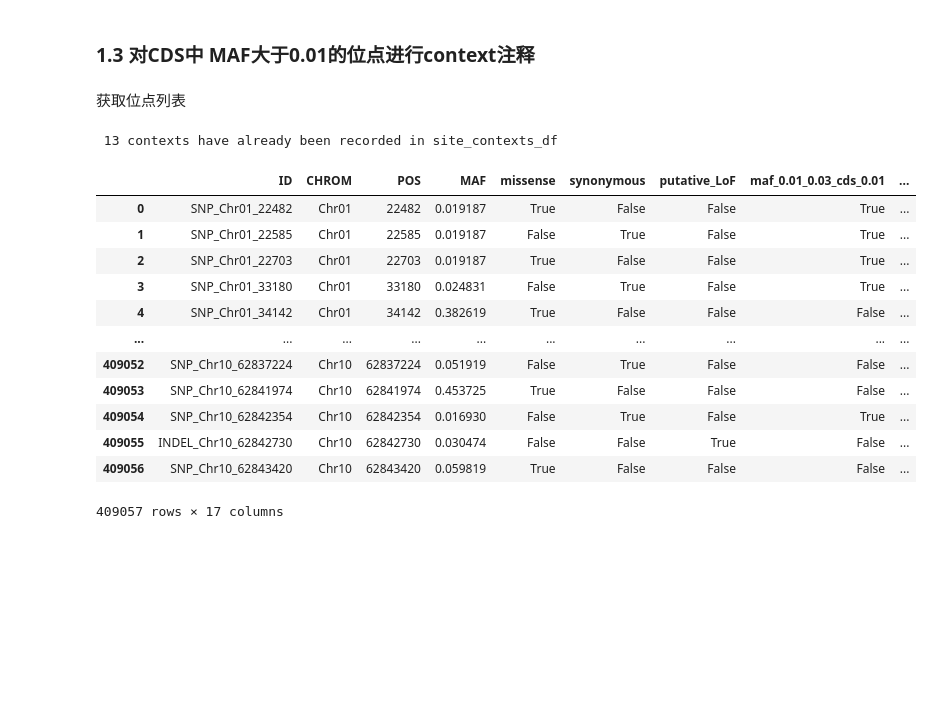
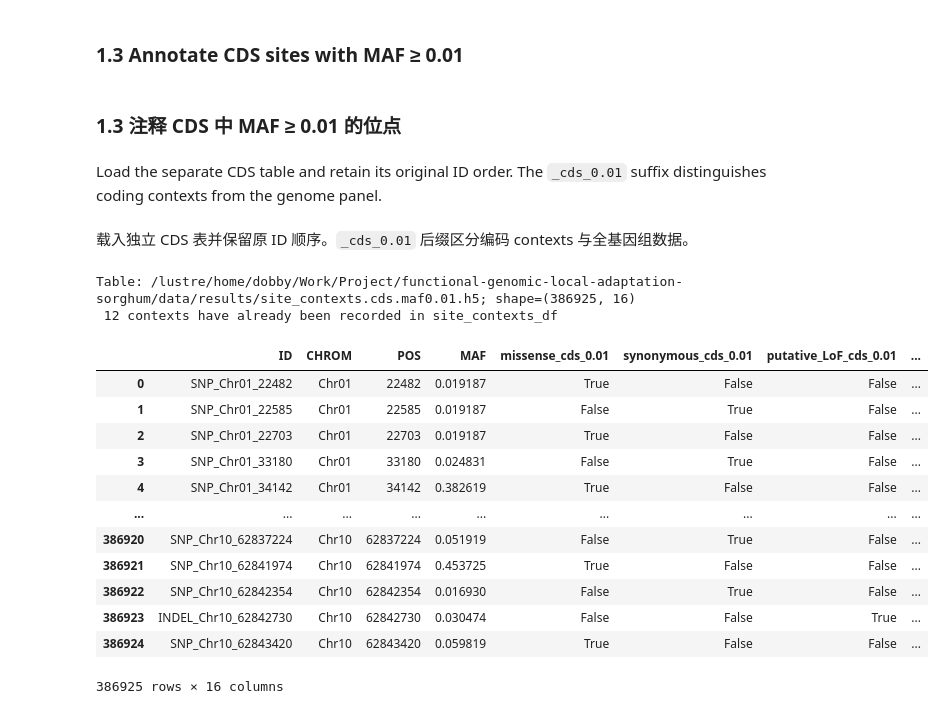
Before and after one commit to SouthernCD/functional-genomic-local-adaptation-sorghum, a Jupyter notebook: notebooks/01_define_and_build_genomic_contexts.ipynb, the cells around one changed output. Drawn from its saved outputs; the diff is of its cells as text; code cells hidden in the pictures; blank space fills up the shorter version.

```diff
--- a/notebooks/01_define_and_build_genomic_contexts.ipynb
+++ b/notebooks/01_define_and_build_genomic_contexts.ipynb
@@ -80,9 +199,13 @@ site_contexts_df_h5 = f'{results_dir}/site_contexts.genome.maf0.05.h5'
 if not have_file(site_contexts_df_h5):
     site_contexts_df = load_site_info_df(qc_output_vcf_stat_h5)
     site_contexts_df = site_contexts_df[['ID', 'CHROM', 'POS', 'MAF']]
-    site_contexts_df.to_hdf(site_contexts_df_h5, key='df')
+    save_context_table(site_contexts_df, site_contexts_df_h5)
 else:
     site_contexts_df = pd.read_hdf(site_contexts_df_h5, key='df')
+
+if not site_contexts_df['ID'].is_unique:
+    raise ValueError('Duplicate IDs would make context matching ambiguous.')
+print(f'Table: {site_contexts_df_h5}; shape={site_contexts_df.shape}')
 
 contexts_list = [i for i in site_contexts_df.columns.tolist() if i not in ['ID', 'CHROM', 'POS', 'MAF']]
 print(f" {len(contexts_list)} contexts have already been recorded in site_contexts_df")
@@ -262,8 +508,15 @@ if not all([c in contexts_list for c in pi_contexts]):
 # %%
+stage_start = perf_counter()
+print(f'[{datetime.now():%H:%M:%S}] Annotating or reusing saved context columns')
+
 recombination_contexts = ['low_recombination', 'med_recombination', 'high_recombination']
 recombination_file = f'{source_dir}/avg_cM_genomewide_NAM_population.csv.gz'
 
-if not all([c in contexts_list for c in recombination_contexts]):
+min_cM_per_Mb = 3
+
+if not all([c in site_contexts_df.columns for c in recombination_contexts]):
     from src.contexts import get_site_recombination_contexts
-    site_contexts_df = get_site_recombination_contexts(site_contexts_df, recombination_file)
-    site_contexts_df.to_hdf(site_contexts_df_h5, key='df')
+    site_contexts_df = get_site_recombination_contexts(site_contexts_df, recombination_file, min_CmPerMb=min_cM_per_Mb)
+    save_context_table(site_contexts_df, site_contexts_df_h5)
+
+print(f'[{datetime.now():%H:%M:%S}] Finished in {perf_counter() - stage_start:.1f}s')
@@ -272,7 +534,10 @@ if not all([c in contexts_list for c in recombination_contexts]):
 # %%
+stage_start = perf_counter()
+print(f'[{datetime.now():%H:%M:%S}] Annotating or reusing saved context columns')
+
 maf_contexts = ['maf_0.05_0.1', 'maf_0.1_0.2', 'maf_0.2_0.3', 'maf_0.3_0.4', 'maf_0.4_0.5']
 
-if not all([c in contexts_list for c in maf_contexts]):
+if not all([c in site_contexts_df.columns for c in maf_contexts]):
     from src.contexts import get_ID_list_contexts
     used_id_list = site_contexts_df[(site_contexts_df['MAF'] >= 0.05) & (site_contexts_df['MAF'] < 0.1)]['ID'].tolist()
     site_contexts_df = get_ID_list_contexts(site_contexts_df, used_id_list, 'maf_0.05_0.1')
@@ -284,4 +549,6 @@ if not all([c in contexts_list for c in maf_contexts]):
     site_contexts_df = get_ID_list_contexts(site_contexts_df, used_id_list, 'maf_0.3_0.4')
     used_id_list = site_contexts_df[(site_contexts_df['MAF'] >= 0.4) & (site_contexts_df['MAF'] <= 0.5)]['ID'].tolist()
     site_contexts_df = get_ID_list_contexts(site_contexts_df, used_id_list, 'maf_0.4_0.5')
-    site_contexts_df.to_hdf(site_contexts_df_h5, key='df')
+    save_context_table(site_contexts_df, site_contexts_df_h5)
+
+print(f'[{datetime.now():%H:%M:%S}] Finished in {perf_counter() - stage_start:.1f}s')
@@ -290,12 +566,17 @@ if not all([c in contexts_list for c in maf_contexts]):
 # %%
+stage_start = perf_counter()
+print(f'[{datetime.now():%H:%M:%S}] Annotating or reusing saved context columns')
+
 flowering_genes_file = f'{source_dir}/Sorghum_flowering_genes.csv'
 flowering_genes_contexts = ['flowering_time_genes', 'core_flowering_time_genes']
 
-if not all([c in contexts_list for c in flowering_genes_contexts]):
+if not all([c in site_contexts_df.columns for c in flowering_genes_contexts]):
     from src.contexts import get_gene_contexts
     flowering_genes_df = pd.read_csv(flowering_genes_file, sep=",", header=0)
     flowering_gene_IDs = flowering_genes_df['Gene_ID'].to_list()
     core_flowering_gene_IDs = flowering_genes_df.loc[flowering_genes_df['Annotation_source'] == 'Literature-curated genes', 'Gene_ID'].to_list()
     site_contexts_df = get_gene_contexts(site_contexts_df, flowering_gene_IDs, ref_gff_file, 'flowering_time_genes', flank_size=2000)
     site_contexts_df = get_gene_contexts(site_contexts_df, core_flowering_gene_IDs, ref_gff_file, 'core_flowering_time_genes', flank_size=2000)
-    site_contexts_df.to_hdf(site_contexts_df_h5, key='df')
+    save_context_table(site_contexts_df, site_contexts_df_h5)
+
+print(f'[{datetime.now():%H:%M:%S}] Finished in {perf_counter() - stage_start:.1f}s')
@@ -302,37 +586,46 @@ if not all([c in contexts_list for c in flowering_genes_contexts]):
 # %% [markdown]
-### 1.3 对CDS中 MAF大于0.01的位点进行context注释
+### 1.3 Annotate CDS sites with MAF ≥ 0.01
+# %% [markdown]
+### 1.3 注释 CDS 中 MAF ≥ 0.01 的位点
 # %% [markdown]
-获取位点列表
+Load the separate CDS table and retain its original ID order. The `_cds_0.01` suffix distinguishes coding contexts from the genome panel.
+# %% [markdown]
+载入独立 CDS 表并保留原 ID 顺序。`_cds_0.01` 后缀区分编码 contexts 与全基因组数据。
 # %%
 from src.contexts import load_site_info_df
 import pandas as pd
 
 site_contexts_df_h5 = f'{results_dir}/site_contexts.cds.maf0.01.h5'
 
 if not have_file(site_contexts_df_h5):
     site_contexts_df = load_site_info_df(cds_output_vcf_file_stat_h5)
     site_contexts_df = site_contexts_df[['ID', 'CHROM', 'POS', 'MAF']]
-    site_contexts_df.to_hdf(site_contexts_df_h5, key='df')
+    save_context_table(site_contexts_df, site_contexts_df_h5)
 else:
     site_contexts_df = pd.read_hdf(site_contexts_df_h5, key='df')
+
+if not site_contexts_df['ID'].is_unique:
+    raise ValueError('Duplicate IDs would make context matching ambiguous.')
+print(f'Table: {site_contexts_df_h5}; shape={site_contexts_df.shape}')
 
 contexts_list = [i for i in site_contexts_df.columns.tolist() if i not in ['ID', 'CHROM', 'POS', 'MAF']]
 print(f" {len(contexts_list)} contexts have already been recorded in site_contexts_df")
 
 site_contexts_df
 # %% [output]
- 13 contexts have already been recorded in site_contexts_df
+Table: /lustre/home/dobby/Work/Project/functional-genomic-local-adaptation-sorghum/data/results/site_contexts.cds.maf0.01.h5; shape=(386925, 16)
+ 12 contexts have already been recorded in site_contexts_df
-|  | ID | CHROM | POS | MAF | missense | synonymous | putative_LoF | maf_0.01_0.03_cds_0.01 | ... |
-| 0 | SNP_Chr01_22482 | Chr01 | 22482 | 0.019187 | True | False | False | True | ... |
-| 1 | SNP_Chr01_22585 | Chr01 | 22585 | 0.019187 | False | True | False | True | ... |
-| 2 | SNP_Chr01_22703 | Chr01 | 22703 | 0.019187 | True | False | False | True | ... |
-| 3 | SNP_Chr01_33180 | Chr01 | 33180 | 0.024831 | False | True | False | True | ... |
-| 4 | SNP_Chr01_34142 | Chr01 | 34142 | 0.382619 | True | False | False | False | ... |
-| ... | ... | ... | ... | ... | ... | ... | ... | ... | ... |
-| 409052 | SNP_Chr10_62837224 | Chr10 | 62837224 | 0.051919 | False | True | False | False | ... |
-| 409053 | SNP_Chr10_62841974 | Chr10 | 62841974 | 0.453725 | True | False | False | False | ... |
-| 409054 | SNP_Chr10_62842354 | Chr10 | 62842354 | 0.016930 | False | True | False | True | ... |
-| 409055 | INDEL_Chr10_62842730 | Chr10 | 62842730 | 0.030474 | False | False | True | False | ... |
-| 409056 | SNP_Chr10_62843420 | Chr10 | 62843420 | 0.059819 | True | False | False | False | ... |
+|  | ID | CHROM | POS | MAF | missense_cds_0.01 | synonymous_cds_0.01 | putative_LoF_cds_0.01 | ... |
+| 0 | SNP_Chr01_22482 | Chr01 | 22482 | 0.019187 | True | False | False | ... |
+| 1 | SNP_Chr01_22585 | Chr01 | 22585 | 0.019187 | False | True | False | ... |
+| 2 | SNP_Chr01_22703 | Chr01 | 22703 | 0.019187 | True | False | False | ... |
+| 3 | SNP_Chr01_33180 | Chr01 | 33180 | 0.024831 | False | True | False | ... |
+| 4 | SNP_Chr01_34142 | Chr01 | 34142 | 0.382619 | True | False | False | ... |
+| ... | ... | ... | ... | ... | ... | ... | ... | ... |
+| 386920 | SNP_Chr10_62837224 | Chr10 | 62837224 | 0.051919 | False | True | False | ... |
+| 386921 | SNP_Chr10_62841974 | Chr10 | 62841974 | 0.453725 | True | False | False | ... |
+| 386922 | SNP_Chr10_62842354 | Chr10 | 62842354 | 0.016930 | False | True | False | ... |
+| 386923 | INDEL_Chr10_62842730 | Chr10 | 62842730 | 0.030474 | False | False | True | ... |
+| 386924 | SNP_Chr10_62843420 | Chr10 | 62843420 | 0.059819 | True | False | False | ... |
-409057 rows × 17 columns
+386925 rows × 16 columns
 # %% [markdown]
```
Also changed, not shown: parts of 94 cells of this notebook, 7 other files.
